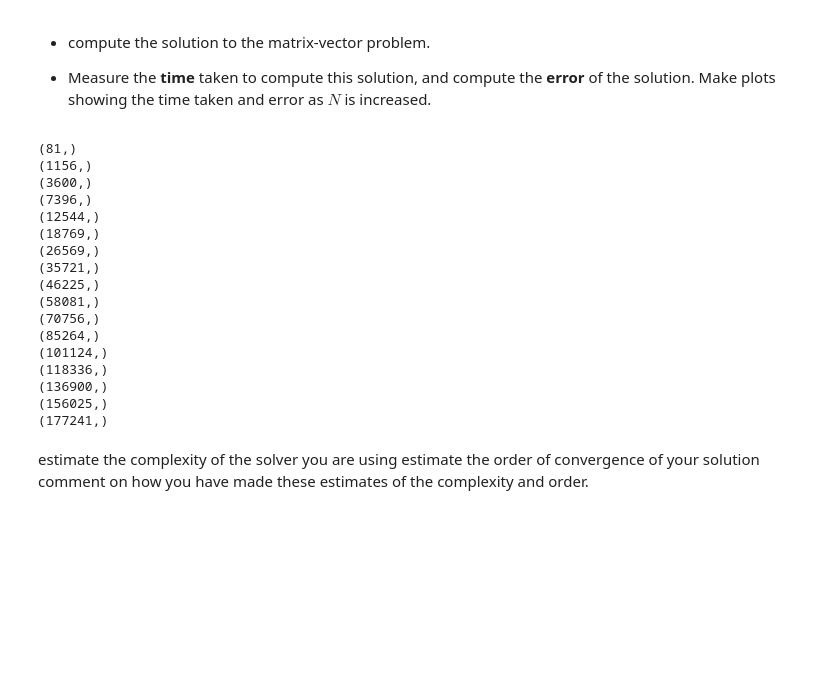
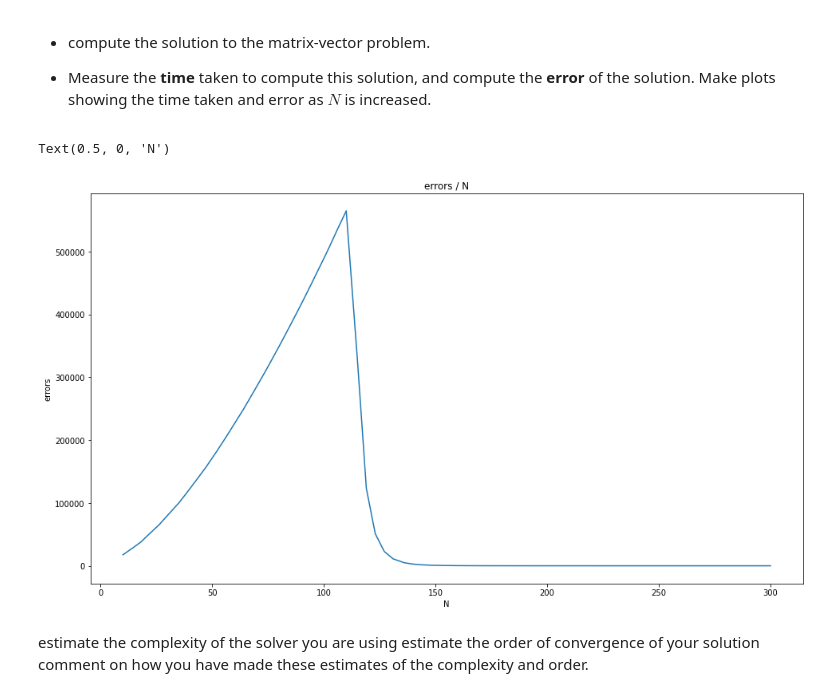
Before and after one commit to YRYoung/HPC, a Jupyter notebook: Assigenment/Assignment_4.ipynb, the cells around one changed output. Saved outputs shown, nothing was run; the diff lists cells and outputs as text; code cells hidden in the pictures; blank space fills up the shorter version.

```diff
--- a/Assigenment/Assignment_4.ipynb
+++ b/Assigenment/Assignment_4.ipynb
@@ -361,60 +361,46 @@ def get_true_u(N):
     x = np.linspace(0, 1, N - 1)
     X, Y = np.meshgrid(x, x)
     Z = g(X, Y)
     return Z
 
 
 def calculate_error(u, N):
     window = np.array([[1, 0, 1],
                        [0, 0, 0],
                        [1, 0, 1]]) / 4
     u_h = convolve2d(u, window, mode='same', boundary='symm')
     error = np.sum(abs(u_h - get_true_u(N))) / (N ** 2)
     return error
 
 
-Ns = np.linspace(10, 500, 20, dtype=np.int32)
+Ns = np.linspace(10, 300, 70, dtype=np.int32)
 
-PET_solvers = []
-for name in ['cg', 'nash']:
-    for PC in ['jacobi', 'sor', 'gasm', 'lu']:
-        solver = Solver(name)
-        solver.PC = PC
-        PET_solvers += [solver]
+# PET_solvers = []
+# for name in ['cg', 'nash']:
+#     for PC in ['jacobi', 'sor', 'gasm', 'lu']:
+#         solver = Solver(name)
+#         solver.PC = PC
+#         PET_solvers += [solver]
 errors = []
 for N in tqdm(Ns):
-    solver = Solver('nash')
+  #cg', 'cr', 'nash', 'richardson'
+    solver = Solver('richardson')
     solver.PC = 'gasm'
     A = generate_A(N)
     b = generate_b(N)
     iterate_pet_solvers([solver], A, b)
-    print(solver.solution[-1].array.shape)
-    # errors += [calculate_error(solve, N)]
+    # print(solver.solutions[-1].shape)
+    errors += [calculate_error(solver.solutions[-1], N)]
 
 fig = plt.figure(figsize=(16, 9))
 
 plt.plot(Ns, errors)
 plt.title('errors / N')
 plt.ylabel('errors')
 plt.xlabel('N')
 # %% [output]
-(81,)
-(1156,)
-(3600,)
-(7396,)
-(12544,)
-(18769,)
-(26569,)
-(35721,)
-(46225,)
-(58081,)
-(70756,)
-(85264,)
-(101124,)
-(118336,)
-(136900,)
-(156025,)
-(177241,)
+Text(0.5, 0, 'N')
+[figure, added]
 # %% [markdown]
  estimate the complexity of the solver you are using
  estimate the order of convergence of your solution
```
Also changed, not shown: parts of 2 cells of this notebook.
